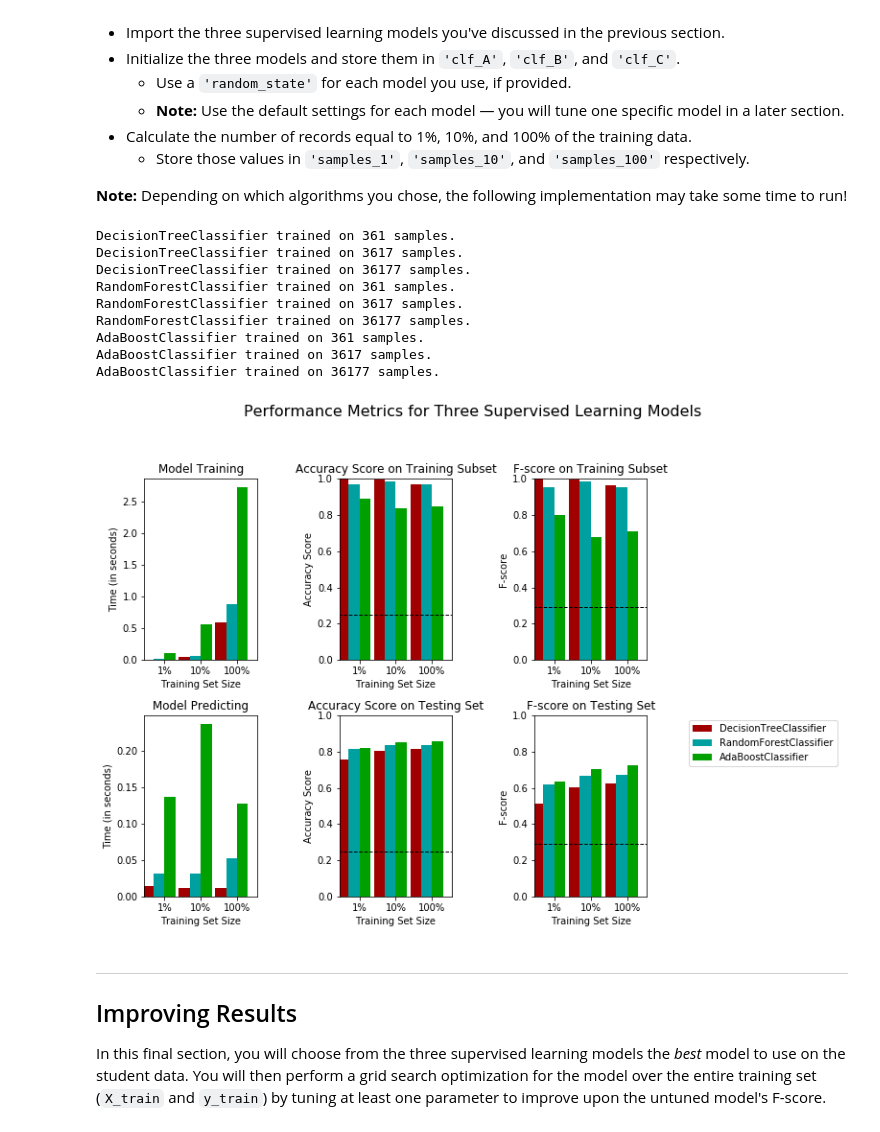
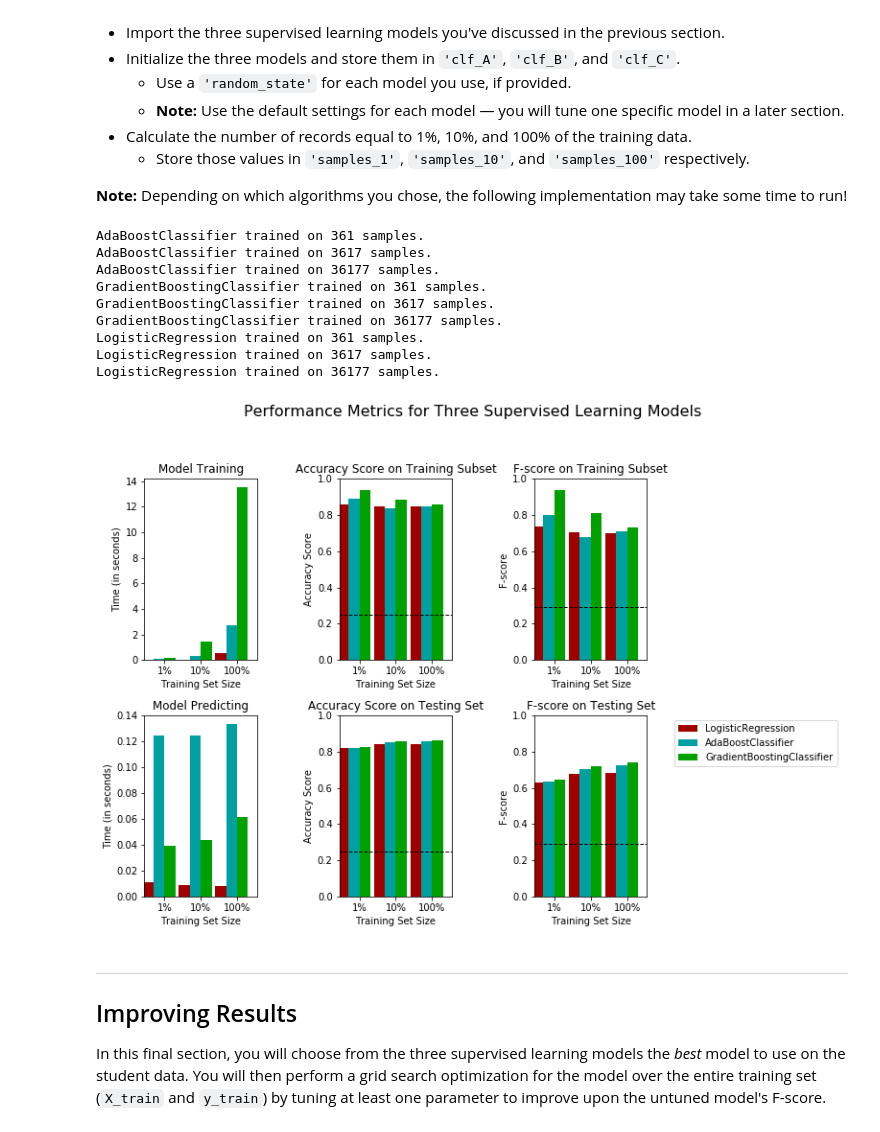
Before and after one commit to samiriff/MLND-finding-donors, a Jupyter notebook: finding_donors.ipynb, the cells around one changed output. Cells and saved outputs as stored; diff of their text form; code cells hidden in the pictures.

Commit message:
Experimented with all 10 classifiers described earlier

```diff
--- a/finding_donors.ipynb
+++ b/finding_donors.ipynb
@@ -591,44 +591,47 @@ In the code cell, you will need to implement the following:
 # %%
 # TODO: Import the three supervised learning models from sklearn
 from sklearn.tree import DecisionTreeClassifier
-from sklearn.ensemble import RandomForestClassifier
-from sklearn.ensemble import AdaBoostClassifier
+from sklearn.ensemble import RandomForestClassifier, AdaBoostClassifier, GradientBoostingClassifier, BaggingClassifier
+from sklearn.naive_bayes import GaussianNB
+from sklearn.linear_model import LogisticRegression, SGDClassifier
+from sklearn.neighbors import KNeighborsClassifier
+from sklearn.svm import SVC
 
 # TODO: Initialize the three models
-clf_A = DecisionTreeClassifier()
-clf_B = RandomForestClassifier()
-clf_C = AdaBoostClassifier()
+clf_A = AdaBoostClassifier()
+clf_B = GradientBoostingClassifier()
+clf_C = LogisticRegression()
 
 # TODO: Calculate the number of samples for 1%, 10%, and 100% of the training data
 # HINT: samples_100 is the entire training set i.e. len(y_train)
 # HINT: samples_10 is 10% of samples_100 (ensure to set the count of the values to be `int` and not `float`)
 # HINT: samples_1 is 1% of samples_100 (ensure to set the count of the values to be `int` and not `float`)
 samples_100 = len(y_train)
 samples_10 = int(0.1 * len(y_train))
 samples_1 = int(0.01 * len(y_train))
 
 # Collect results on the learners
 results = {}
 for clf in [clf_A, clf_B, clf_C]:
     clf_name = clf.__class__.__name__
     results[clf_name] = {}
     for i, samples in enumerate([samples_1, samples_10, samples_100]):
         results[clf_name][i] = \
         train_predict(clf, samples, X_train, y_train, X_test, y_test)
 
 # Run metrics visualization for the three supervised learning models chosen
 vs.evaluate(results, accuracy, fscore)
 # %% [output]
-DecisionTreeClassifier trained on 361 samples.
-DecisionTreeClassifier trained on 3617 samples.
-DecisionTreeClassifier trained on 36177 samples.
-RandomForestClassifier trained on 361 samples.
-RandomForestClassifier trained on 3617 samples.
-RandomForestClassifier trained on 36177 samples.
 AdaBoostClassifier trained on 361 samples.
 AdaBoostClassifier trained on 3617 samples.
 AdaBoostClassifier trained on 36177 samples.
+GradientBoostingClassifier trained on 361 samples.
+GradientBoostingClassifier trained on 3617 samples.
+GradientBoostingClassifier trained on 36177 samples.
+LogisticRegression trained on 361 samples.
+LogisticRegression trained on 3617 samples.
+LogisticRegression trained on 36177 samples.
-[figure, old version]
+[figure, new version]
 # %% [markdown]
 ----
 ## Improving Results
```
